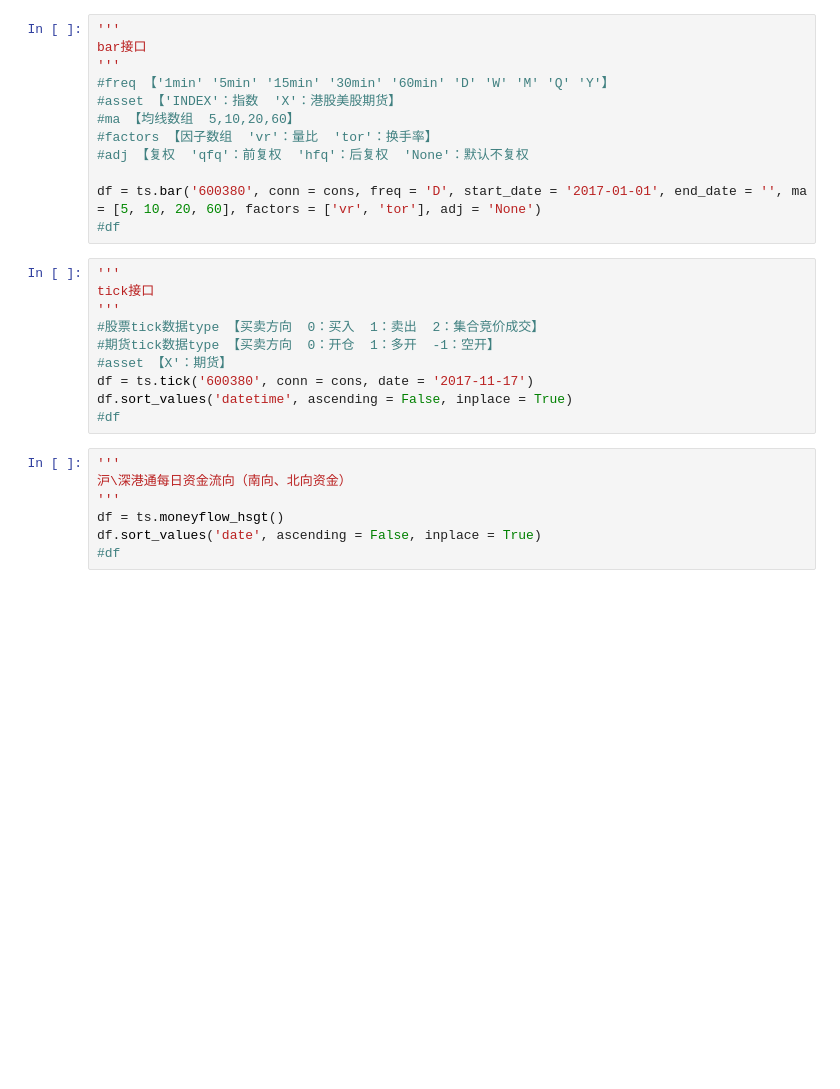
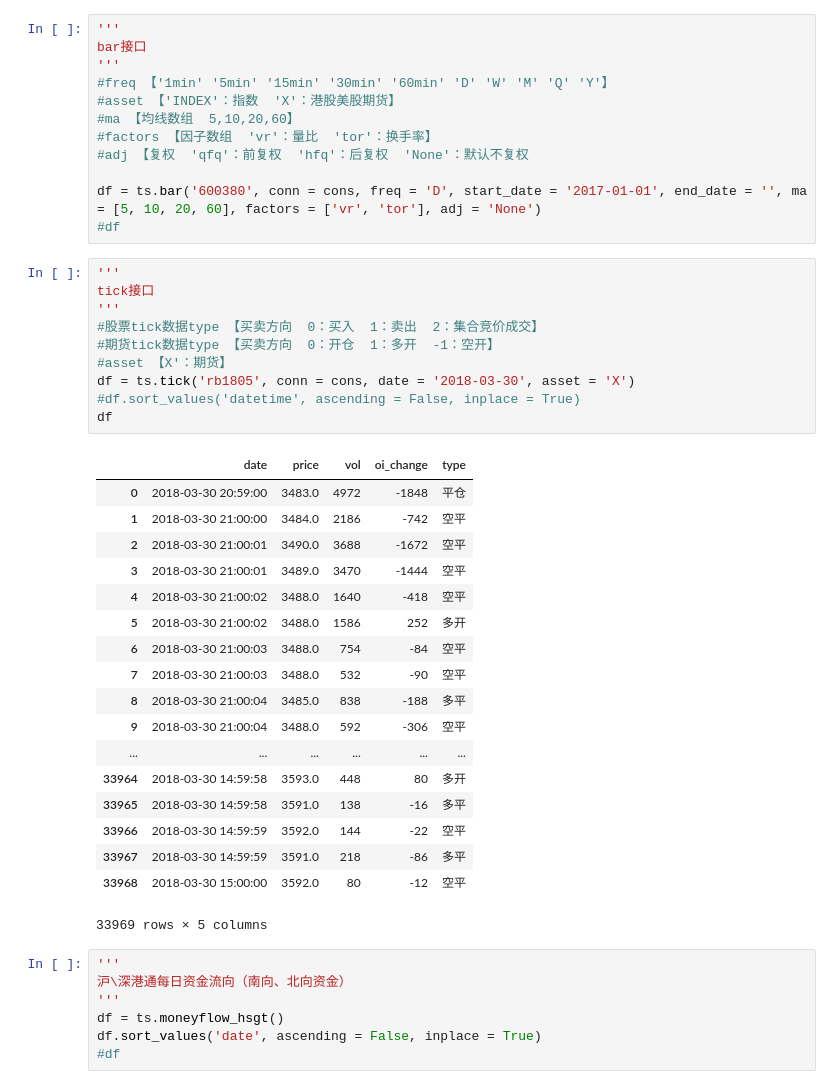
Before and after one commit to lo-e/python-for-investment, a Jupyter notebook: jupyter/tushare.ipynb, the cells around one changed output. Saved outputs shown, nothing was run; the diff lists cells and outputs as text; blank space fills up the shorter version.

```diff
--- a/jupyter/tushare.ipynb
+++ b/jupyter/tushare.ipynb
@@ -20,13 +20,32 @@ df = ts.bar('600380', conn = cons, freq = 'D', start_date = '2017-01-01', end_da
 # %%
 '''
 tick接口
 '''
 #股票tick数据type 【买卖方向  0：买入  1：卖出  2：集合竞价成交】
 #期货tick数据type 【买卖方向  0：开仓  1：多开  -1：空开】
 #asset 【X'：期货】
-df = ts.tick('600380', conn = cons, date = '2017-11-17')
-df.sort_values('datetime', ascending = False, inplace = True)
-#df
+df = ts.tick('rb1805', conn = cons, date = '2018-03-30', asset = 'X')
+#df.sort_values('datetime', ascending = False, inplace = True)
+df
+# %% [output]
+|  | date | price | vol | oi_change | type |
+| 0 | 2018-03-30 20:59:00 | 3483.0 | 4972 | -1848 | 平仓 |
+| 1 | 2018-03-30 21:00:00 | 3484.0 | 2186 | -742 | 空平 |
+| 2 | 2018-03-30 21:00:01 | 3490.0 | 3688 | -1672 | 空平 |
+| 3 | 2018-03-30 21:00:01 | 3489.0 | 3470 | -1444 | 空平 |
+| 4 | 2018-03-30 21:00:02 | 3488.0 | 1640 | -418 | 空平 |
+| 5 | 2018-03-30 21:00:02 | 3488.0 | 1586 | 252 | 多开 |
+| 6 | 2018-03-30 21:00:03 | 3488.0 | 754 | -84 | 空平 |
+| 7 | 2018-03-30 21:00:03 | 3488.0 | 532 | -90 | 空平 |
+| 8 | 2018-03-30 21:00:04 | 3485.0 | 838 | -188 | 多平 |
+| 9 | 2018-03-30 21:00:04 | 3488.0 | 592 | -306 | 空平 |
+| ... | ... | ... | ... | ... | ... |
+| 33964 | 2018-03-30 14:59:58 | 3593.0 | 448 | 80 | 多开 |
+| 33965 | 2018-03-30 14:59:58 | 3591.0 | 138 | -16 | 多平 |
+| 33966 | 2018-03-30 14:59:59 | 3592.0 | 144 | -22 | 空平 |
+| 33967 | 2018-03-30 14:59:59 | 3591.0 | 218 | -86 | 多平 |
+| 33968 | 2018-03-30 15:00:00 | 3592.0 | 80 | -12 | 空平 |
+33969 rows × 5 columns
 # %%
 '''
 沪\深港通每日资金流向（南向、北向资金）
```
Also changed, not shown: 5 other files.
